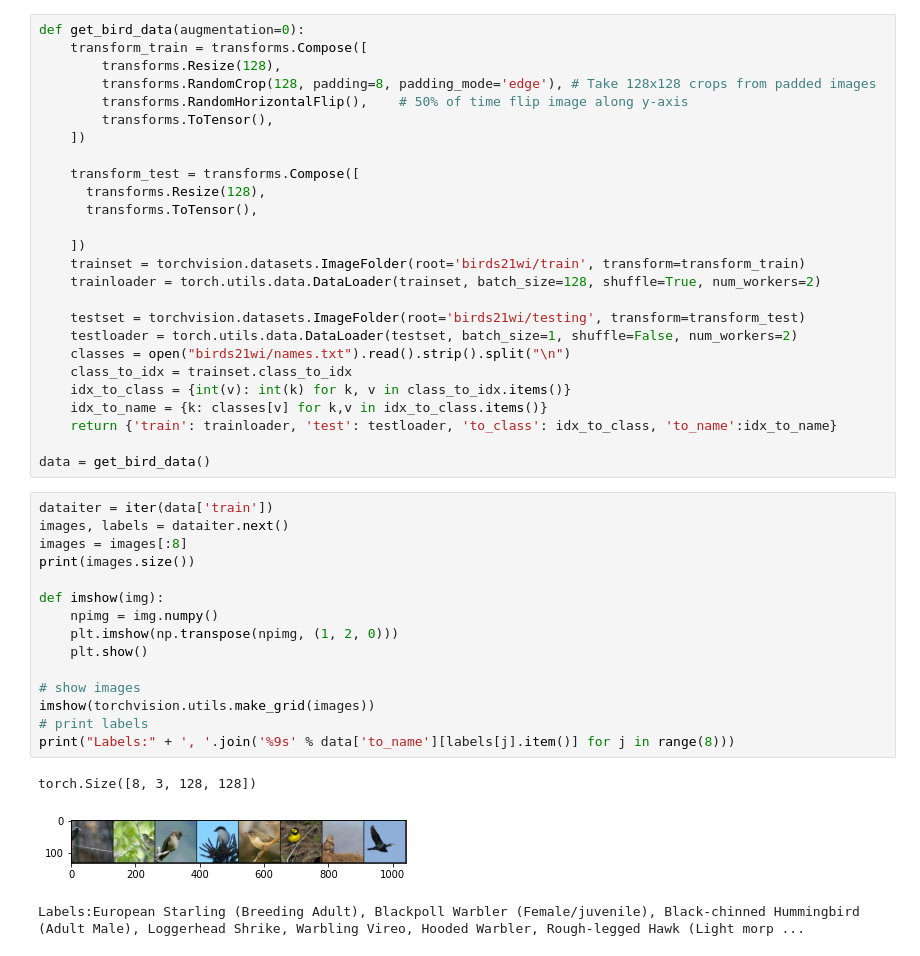
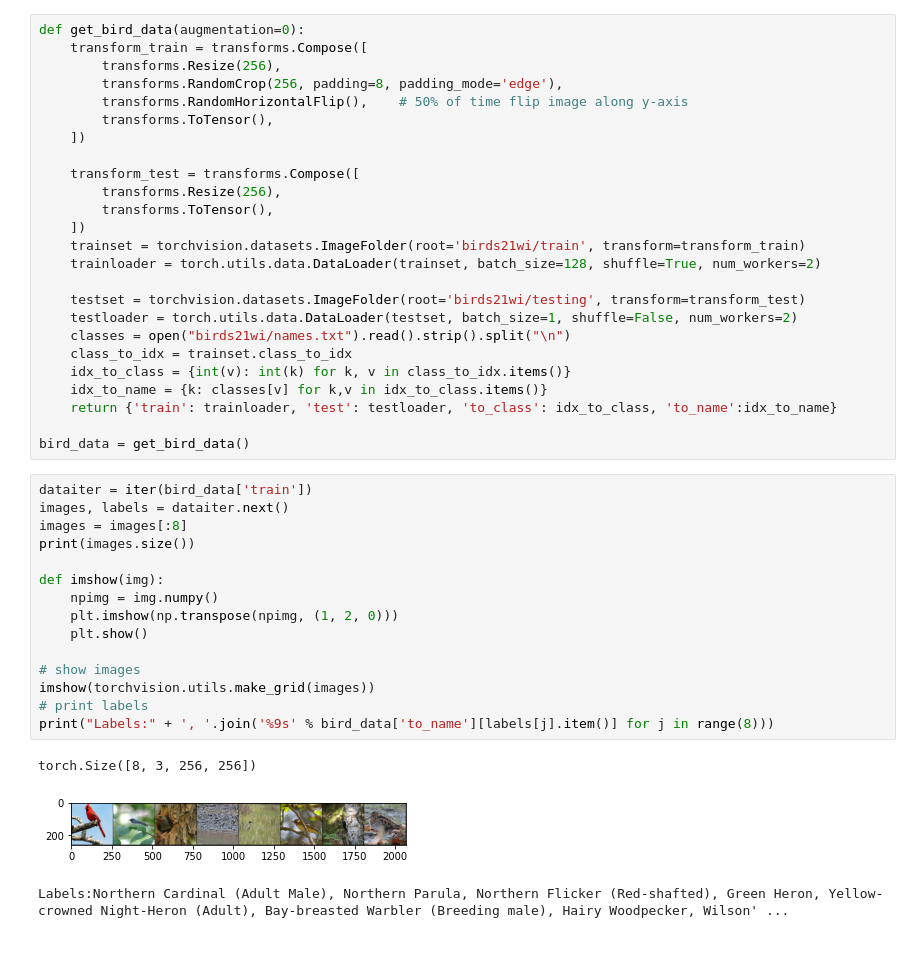
Before and after one commit to sailedeer/FowlOdor, a Jupyter notebook: FowlOdor - resnet.ipynb, the cells around one changed output. Cells and saved outputs as stored; diff of their text form.

```diff
--- a/FowlOdor - resnet.ipynb
+++ b/FowlOdor - resnet.ipynb
@@ -56,16 +40,15 @@ names.txt           100%[===================>]  13.43K  --.-KB/s    in 0s
 # %%
 def get_bird_data(augmentation=0):
     transform_train = transforms.Compose([
-        transforms.Resize(128),
-        transforms.RandomCrop(128, padding=8, padding_mode='edge'), # Take 128x128 crops from padded images
+        transforms.Resize(256),
+        transforms.RandomCrop(256, padding=8, padding_mode='edge'),
         transforms.RandomHorizontalFlip(),    # 50% of time flip image along y-axis
         transforms.ToTensor(),
     ])
 
     transform_test = transforms.Compose([
-      transforms.Resize(128),
-      transforms.ToTensor(),
-
+        transforms.Resize(256),
+        transforms.ToTensor(),
     ])
     trainset = torchvision.datasets.ImageFolder(root='birds21wi/train', transform=transform_train)
     trainloader = torch.utils.data.DataLoader(trainset, batch_size=128, shuffle=True, num_workers=2)
@@ -78,25 +61,25 @@ def get_bird_data(augmentation=0):
     idx_to_name = {k: classes[v] for k,v in idx_to_class.items()}
     return {'train': trainloader, 'test': testloader, 'to_class': idx_to_class, 'to_name':idx_to_name}
 
-data = get_bird_data()
+bird_data = get_bird_data()
 # %%
-dataiter = iter(data['train'])
+dataiter = iter(bird_data['train'])
 images, labels = dataiter.next()
 images = images[:8]
 print(images.size())
 
 def imshow(img):
     npimg = img.numpy()
     plt.imshow(np.transpose(npimg, (1, 2, 0)))
     plt.show()
 
 # show images
 imshow(torchvision.utils.make_grid(images))
 # print labels
-print("Labels:" + ', '.join('%9s' % data['to_name'][labels[j].item()] for j in range(8)))
+print("Labels:" + ', '.join('%9s' % bird_data['to_name'][labels[j].item()] for j in range(8)))
 # %% [output]
-torch.Size([8, 3, 128, 128])
+torch.Size([8, 3, 256, 256])
-[figure, old version]
+[figure, new version]
-Labels:European Starling (Breeding Adult), Blackpoll Warbler (Female/juvenile), Black-chinned Hummingbird (Adult Male), Loggerhead Shrike, Warbling Vireo, Hooded Warbler, Rough-legged Hawk (Light morp ...
+Labels:Northern Cardinal (Adult Male), Northern Parula, Northern Flicker (Red-shafted), Green Heron, Yellow-crowned Night-Heron (Adult), Bay-breasted Warbler (Breeding male), Hairy Woodpecker, Wilson' ...
 # %%
 def train(net, dataloader, epochs=1, start_epoch=0, lr=0.01, momentum=0.9, decay=0.0005,
```
Also changed, not shown: parts of 9 cells of this notebook.
